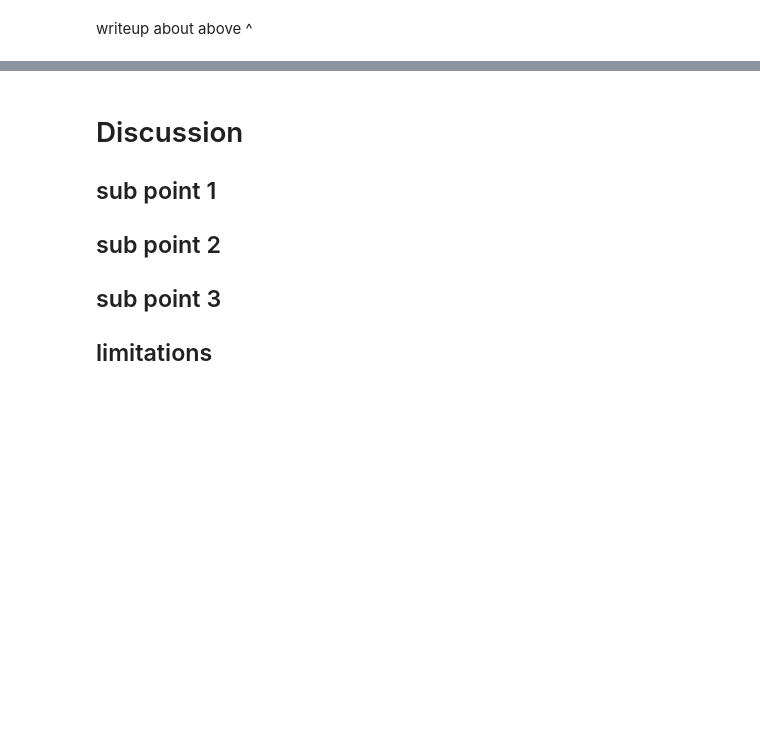
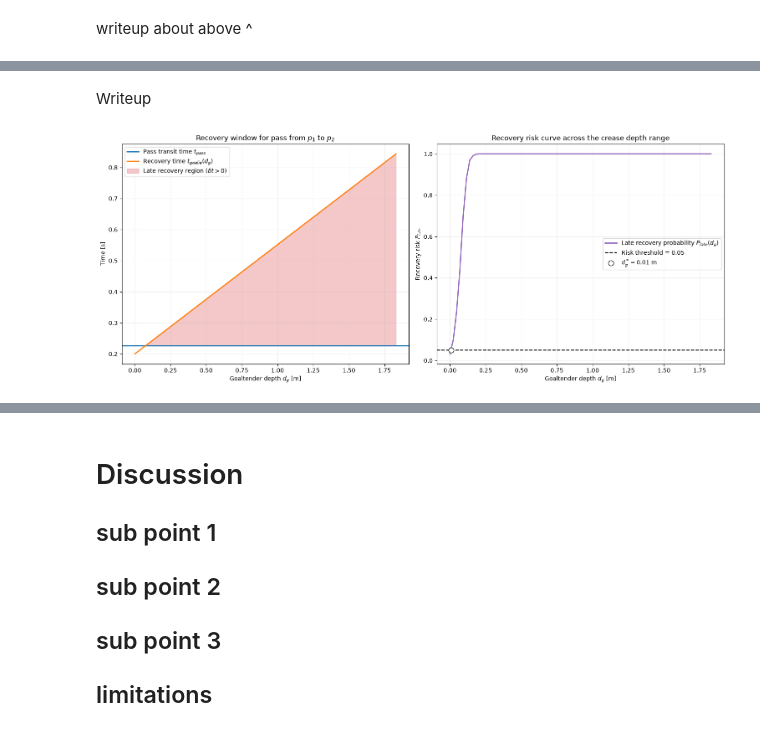
Before and after one commit to kaiwave/goaltender-optimisation-jnb, a Jupyter notebook: main.ipynb, the cells around one changed output, grey strips where cells are left out. Cells and saved outputs as stored; diff of their text form; code cells hidden in the pictures; blank space fills up the shorter version.

```diff
--- a/main.ipynb
+++ b/main.ipynb
@@ -404,0 +439,30 @@ writeup about above ^
+# %% [markdown]
+Writeup
+# %%
+#| label: fig-dynamic-dual-2
+#| fig-cap: "name"
+#| out-width: "100%"
+#| fig-pos: "H"
+#| fig-align: "center"
+
+fig, (ax1, ax2) = plt.subplots(
+    1, 2,
+    figsize=(15, 6),
+    constrained_layout=True
+)
+
+model.plot_recovery_window(
+  p1=(4.0, 1.0),
+  p2_0=(0.0, 5.0),
+  ax=ax1
+)
+
+model.plot_recovery_risk_curve(
+  p1=(4.0, 1.0),
+  p2_0=(0.0, 5.0),
+  ax=ax2
+)
+
+plt.show()
+# %% [output]
+[figure, added]
```
Also changed, not shown: parts of 16 cells of this notebook, 1 other file.
